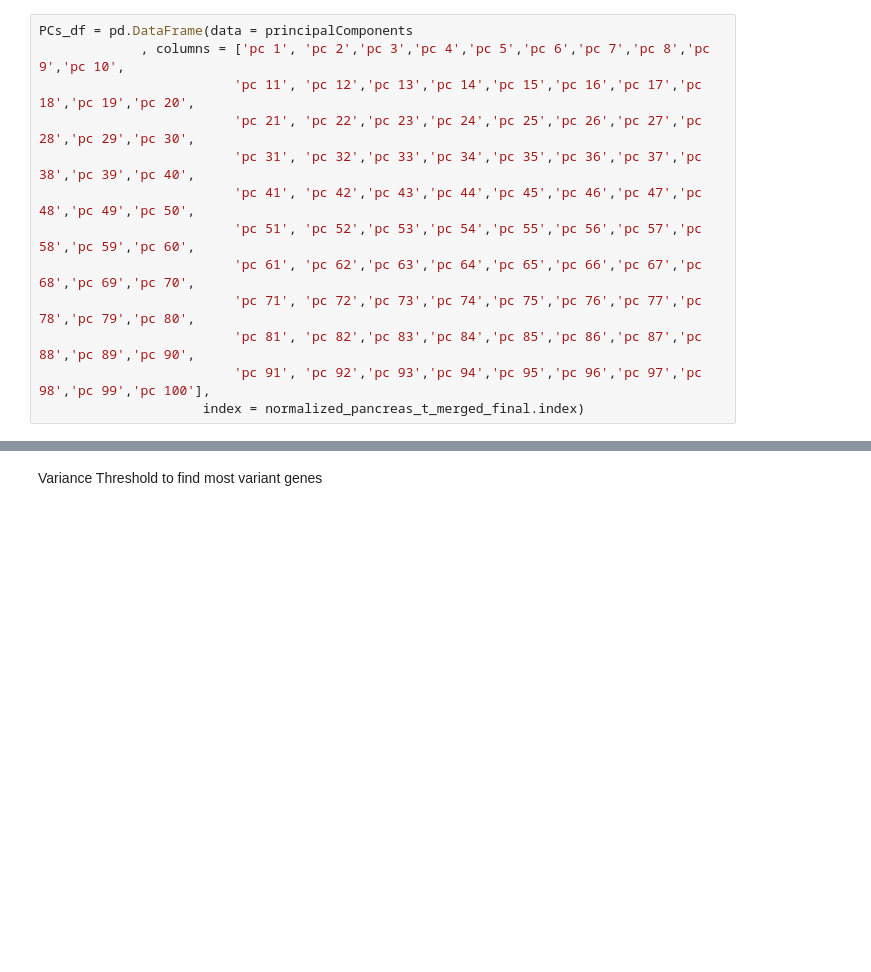
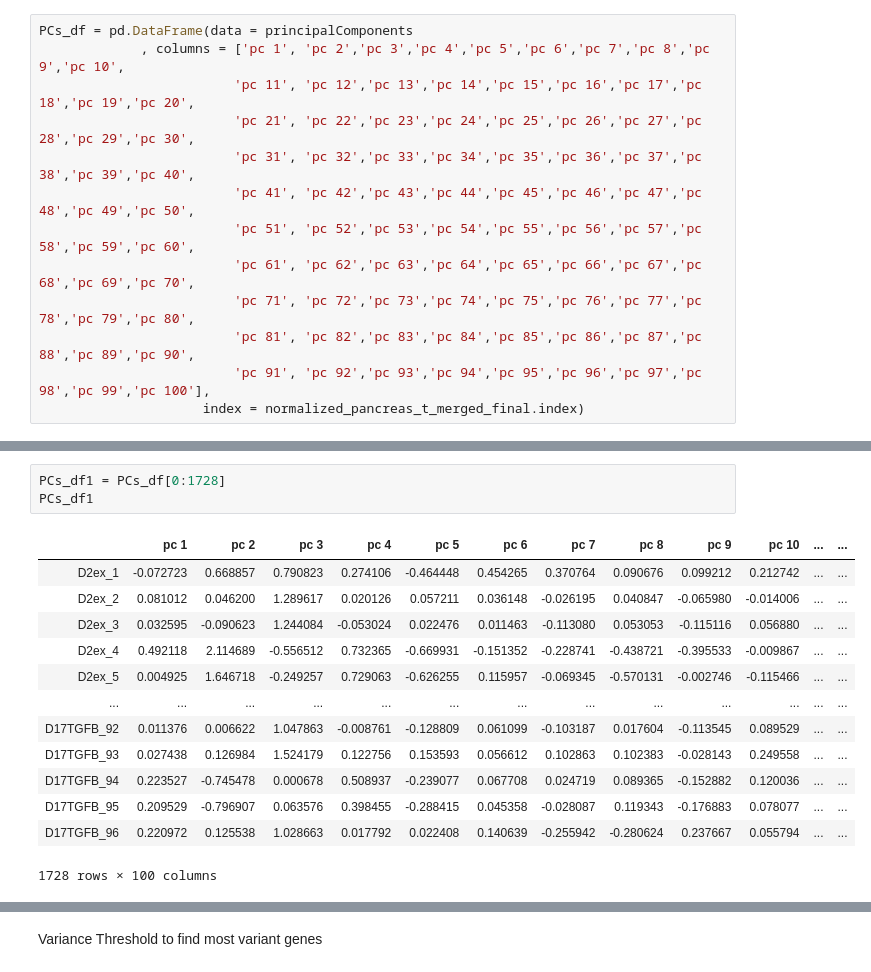
Before and after one commit to derrickliu8/Stat-697BD-Final-Project, a Jupyter notebook: fastMNN.ipynb, the cells around one changed output, grey strips where cells are left out. Drawn from its saved outputs; the diff is of its cells as text; blank space fills up the shorter version.

```diff
--- a/fastMNN.ipynb
+++ b/fastMNN.ipynb
@@ -422,0 +425,17 @@ PCs_df.head()
+# %%
+PCs_df1 = PCs_df[0:1728]
+PCs_df1
+# %% [output]
+|  | pc 1 | pc 2 | pc 3 | pc 4 | pc 5 | pc 6 | pc 7 | pc 8 | pc 9 | pc 10 | ... | ... |
+| D2ex_1 | -0.072723 | 0.668857 | 0.790823 | 0.274106 | -0.464448 | 0.454265 | 0.370764 | 0.090676 | 0.099212 | 0.212742 | ... | ... |
+| D2ex_2 | 0.081012 | 0.046200 | 1.289617 | 0.020126 | 0.057211 | 0.036148 | -0.026195 | 0.040847 | -0.065980 | -0.014006 | ... | ... |
+| D2ex_3 | 0.032595 | -0.090623 | 1.244084 | -0.053024 | 0.022476 | 0.011463 | -0.113080 | 0.053053 | -0.115116 | 0.056880 | ... | ... |
+| D2ex_4 | 0.492118 | 2.114689 | -0.556512 | 0.732365 | -0.669931 | -0.151352 | -0.228741 | -0.438721 | -0.395533 | -0.009867 | ... | ... |
+| D2ex_5 | 0.004925 | 1.646718 | -0.249257 | 0.729063 | -0.626255 | 0.115957 | -0.069345 | -0.570131 | -0.002746 | -0.115466 | ... | ... |
+| ... | ... | ... | ... | ... | ... | ... | ... | ... | ... | ... | ... | ... |
+| D17TGFB_92 | 0.011376 | 0.006622 | 1.047863 | -0.008761 | -0.128809 | 0.061099 | -0.103187 | 0.017604 | -0.113545 | 0.089529 | ... | ... |
+| D17TGFB_93 | 0.027438 | 0.126984 | 1.524179 | 0.122756 | 0.153593 | 0.056612 | 0.102863 | 0.102383 | -0.028143 | 0.249558 | ... | ... |
+| D17TGFB_94 | 0.223527 | -0.745478 | 0.000678 | 0.508937 | -0.239077 | 0.067708 | 0.024719 | 0.089365 | -0.152882 | 0.120036 | ... | ... |
+| D17TGFB_95 | 0.209529 | -0.796907 | 0.063576 | 0.398455 | -0.288415 | 0.045358 | -0.028087 | 0.119343 | -0.176883 | 0.078077 | ... | ... |
+| D17TGFB_96 | 0.220972 | 0.125538 | 1.028663 | 0.017792 | 0.022408 | 0.140639 | -0.255942 | -0.280624 | 0.237667 | 0.055794 | ... | ... |
+1728 rows × 100 columns
```
Also changed, not shown: parts of 11 cells of this notebook.
